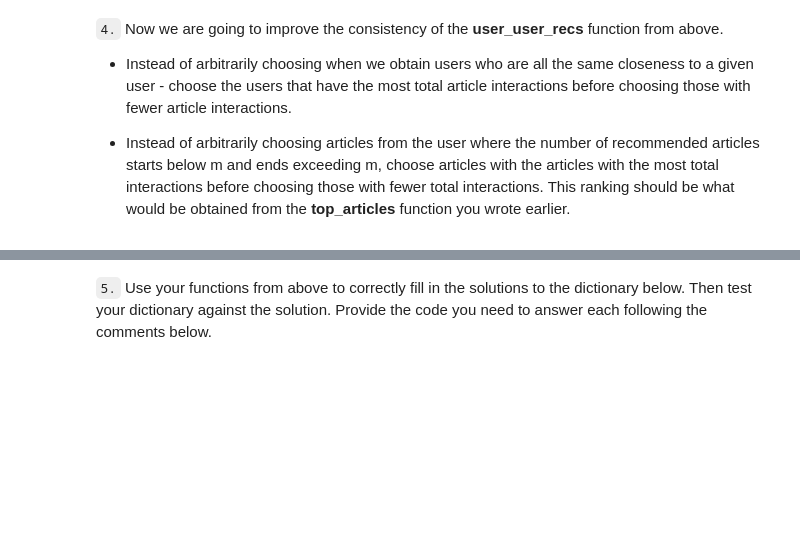
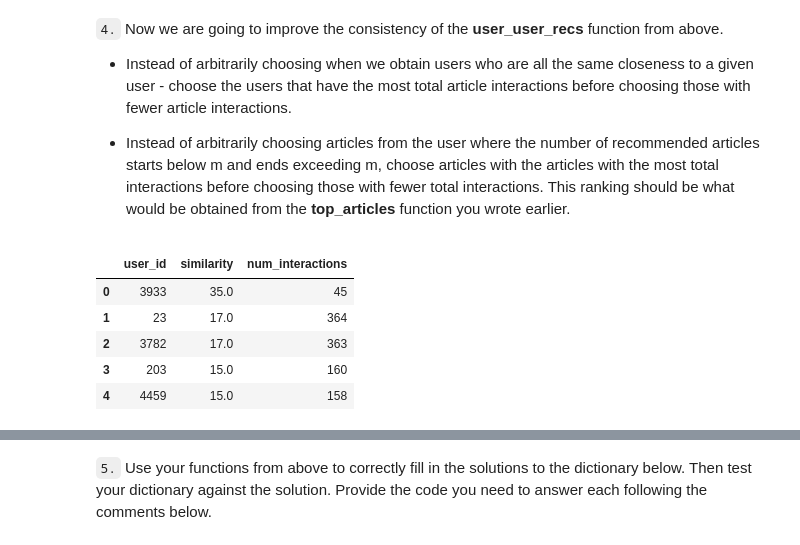
Before and after one commit to qinliu1023/Recommendations_with_IBM, a Jupyter notebook: Recommendations_with_IBM.ipynb, the cells around one changed output, grey strips where cells are left out. Cells and saved outputs as stored; diff of their text form; code cells hidden in the pictures; blank space fills up the shorter version.

```diff
--- a/Recommendations_with_IBM.ipynb
+++ b/Recommendations_with_IBM.ipynb
@@ -290,6 +318,9 @@ def create_user_item_matrix(df):
     an article and a 0 otherwise
     '''
     # Fill in the function here
+    user_item = pd.pivot_table(df,
+                               index = "user_id", columns = "article_id",
+                               values = "title", aggfunc = "nunique").fillna(0)
 
     return user_item # return the user_item matrix
 
@@ -416,6 +494,25 @@ print("If this is all you see, you passed all of our tests!  Nice job!")
 
 
 * Instead of arbitrarily choosing articles from the user where the number of recommended articles starts below m and ends exceeding m, choose articles with the articles with the most total interactions before choosing those with fewer total interactions. This ranking should be  what would be obtained from the **top_articles** function you wrote earlier.
+# %%
+user_id = 1
+
+pd.DataFrame(data = np.dot(user_item.loc[user_id],
+                                              user_item.T.drop(user_id, axis = 1)),
+                                index = user_item.T.drop(user_id, axis = 1).columns.values,
+                                columns = ["similarity"])\
+    .sort_values("similarity", ascending = False).reset_index().rename(columns = {"index": "user_id"})\
+    .merge(df.groupby("user_id")["article_id"].count().to_frame("num_interactions").reset_index(),
+           how = "left",
+           on = "user_id")\
+    .sort_values(["similarity", "num_interactions"], ascending = [False, False]).head()
+# %% [output]
+|  | user_id | similarity | num_interactions |
+| 0 | 3933 | 35.0 | 45 |
+| 1 | 23 | 17.0 | 364 |
+| 2 | 3782 | 17.0 | 363 |
+| 3 | 203 | 15.0 | 160 |
+| 4 | 4459 | 15.0 | 158 |
 # %%
 def get_top_sorted_users(user_id, df=df, user_item=user_item):
     '''
```
Also changed, not shown: parts of 19 cells of this notebook.
